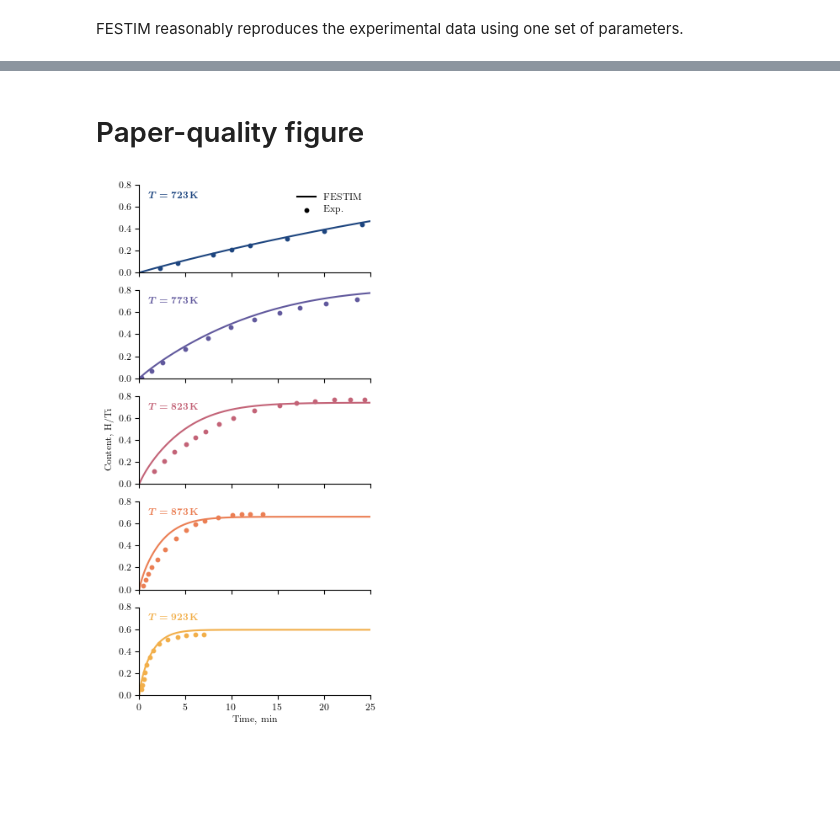
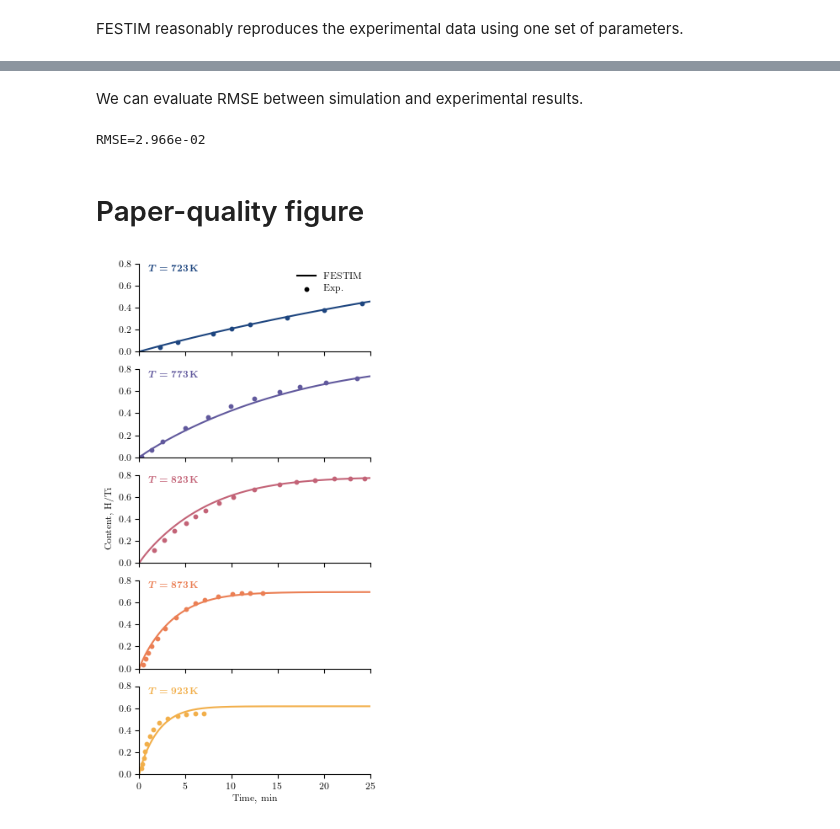
Before and after one commit to KulaginVladimir/FESTIM-SurfaceKinetics-Validation, a Jupyter notebook: H_Ti/H_Ti.ipynb, the cells around one changed output, grey strips where cells are left out. Saved outputs shown, nothing was run; the diff lists cells and outputs as text; code cells hidden in the pictures; blank space fills up the shorter version.

```diff
--- a/H_Ti/H_Ti.ipynb
+++ b/H_Ti/H_Ti.ipynb
@@ -166,12 +293,0 @@ We now run the FESTIM model for the five cases with different material temperatu
-# %%
-T_list = [
-    450 + 273,
-    500 + 273,
-    550 + 273,
-    600 + 273,
-    650 + 273,
-]  # reference data is given in deg C
-
-results = {}
-for T0 in T_list:
-    results[T0] = run_sim(T0)
@@ -195,0 +294,4 @@ Time stepping...
+# %%
+results = {}
+for T0 in T_list:
+    results[T0] = run_sim(T0, *optimised_parameters)
@@ -242,7 +362,32 @@ plt.show()
+# %% [markdown]
+We can evaluate RMSE between simulation and experimental results.
+# %%
+for k, T0 in enumerate(T_list):
+
+    res = results[T0]
+    retention = np.array(res[1].data) + np.array(res[0].data)  # half of the sample
+    t = np.array(res.t)
+
+    interp_ret = interp1d(t, retention * A / N_Ti, fill_value="extrapolate")
+
+    ref = np.loadtxt(f"./reference_data/{T0-273}.csv", delimiter=",", skiprows=1)
+
+    if k == 0:
+        data_FESTIM = interp_ret(ref[:, 0] * 60)
+        data_exp = ref[:, 1]
+    else:
+        data_FESTIM = np.concatenate([data_FESTIM, interp_ret(ref[:, 0] * 60)])
+        data_exp = np.concatenate([data_exp, ref[:, 1]])
+
+error = RMSE(data_FESTIM, data_exp)
+print(f"RMSE={error:.3e}")
+# %% [output]
+RMSE=2.966e-02
 # %% [markdown]
 # Paper-quality figure
 # %%
 from pypalettes import load_cmap
+from scipy.interpolate import interp1d
 
 cmap = load_cmap("Sunset2")
 
@@ -277,32 +422,34 @@ def plot_inventory(axis, T0, FESTIM_data, color):
 
 mm2inch = 0.1 / 2.54
 fig, axs = plt.subplots(
     5, 1, figsize=(90 * mm2inch, 200 * mm2inch), sharex=True, sharey=True
 )
 
+
 for i, (axis, T0) in enumerate(zip(axs, T_list)):
+
     plot_inventory(axs[i], T0, results[T0], cmap(i))
 
     axis.text(
         1,
-        0.7,
+        0.75,
         rf"$\bm{{T={T0}}}\,\textbf{{\si{{K}}}}$",
         ha="left",
         va="center",
         color=cmap(i),
     )
 
 (dummy_line,) = axs[0].plot([-1], [-1], color="black", lw=1.5, label="FESTIM")
 dummy_dot = axs[0].scatter([-1], [-1], color="black", s=10, label="Exp.")
 
 
 axs[0].legend(handles=[dummy_line, dummy_dot], loc="best", frameon=False)
 axs[2].set_ylabel("Content, H/Ti")
 axs[-1].set_xlabel(r"Time, \si{min}")
 axs[-1].set_ylim(0, 0.8)
 axs[-1].set_xlim(0, 25)
 
 # plt.savefig("./H_Ti.pdf", dpi=1000, bbox_inches="tight", pad_inches=0.01)
 plt.show()
 # %% [output]
-[figure, old version]
+[figure, new version]
```
Also changed, not shown: parts of 14 cells of this notebook, 7 other files.
